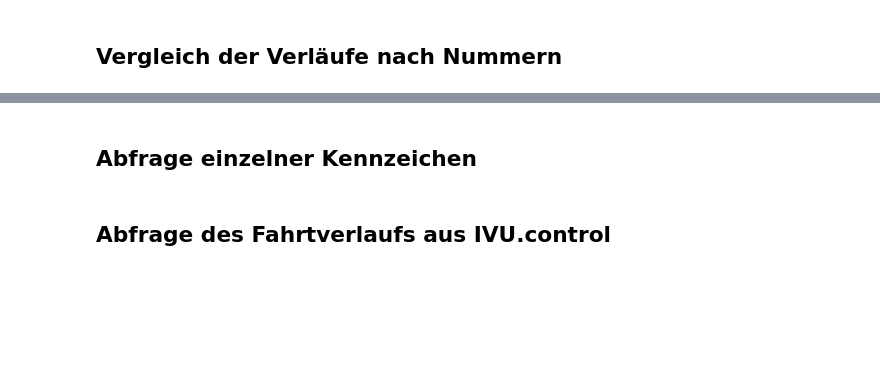
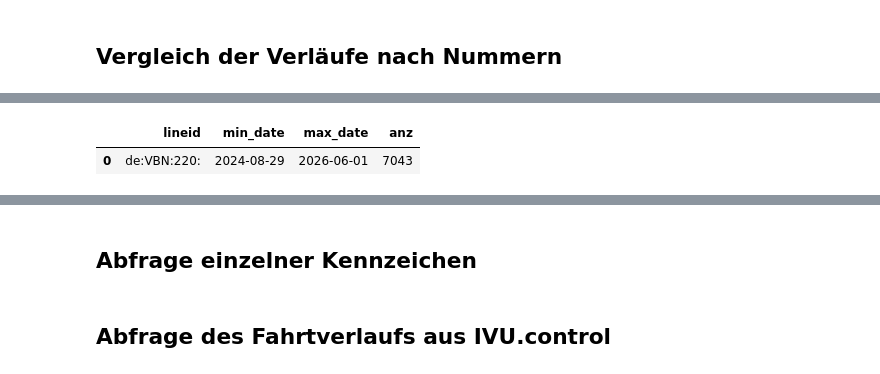
Before and after one commit to zvbn-code/rt2, a Jupyter notebook: einzelauswertung_ohne_class.ipynb, the cells around one changed output, grey strips where cells are left out. Saved outputs shown, nothing was run; the diff lists cells and outputs as text; code cells hidden in the pictures; blank space fills up the shorter version.

```diff
--- a/einzelauswertung_ohne_class.ipynb
+++ b/einzelauswertung_ohne_class.ipynb
@@ -79,6 +157,16 @@ duck.sql(f"""create or replace table fahrten as
          from read_parquet('/home/zvbn/python/rt2/out/parquet/prod/fahrten*.parquet')
          where datum >= '{datum}';
          """)
+# %%
+duck.sql("""select lineid, min(datum) as min_date , max(datum) as max_date, count(*) as anz
+         from read_parquet('/home/zvbn/python/rt2/out/parquet/prod/fahrten_*.parquet')
+         where lineid like '%220%'
+         group by all
+         order by max_date asc
+         """).df()
+# %% [output]
+|  | lineid | min_date | max_date | anz |
+| 0 | de:VBN:220: | 2024-08-29 | 2026-06-01 | 7043 |
 # %%
 duck.sql(f"""create or replace table verlauf as
          select *
```
Also changed, not shown: parts of 11 cells of this notebook, 2 other files.
